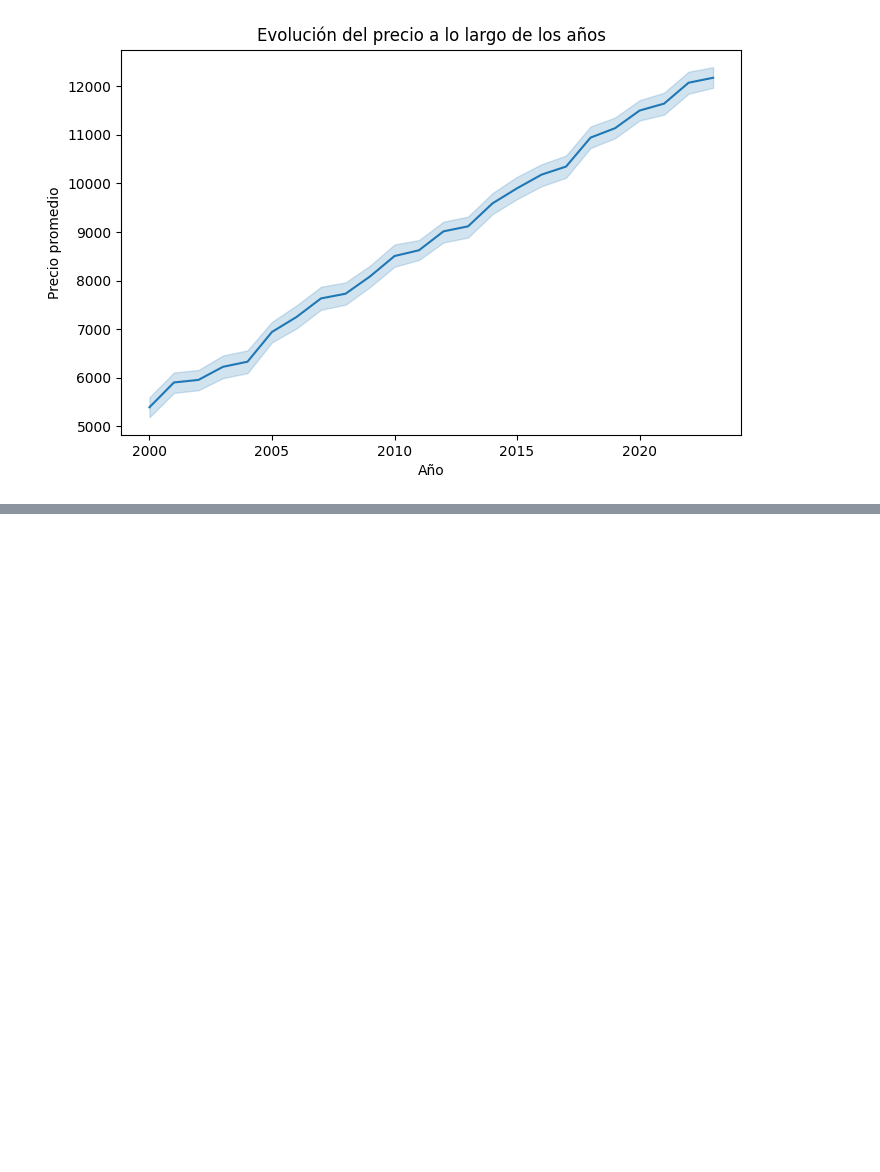
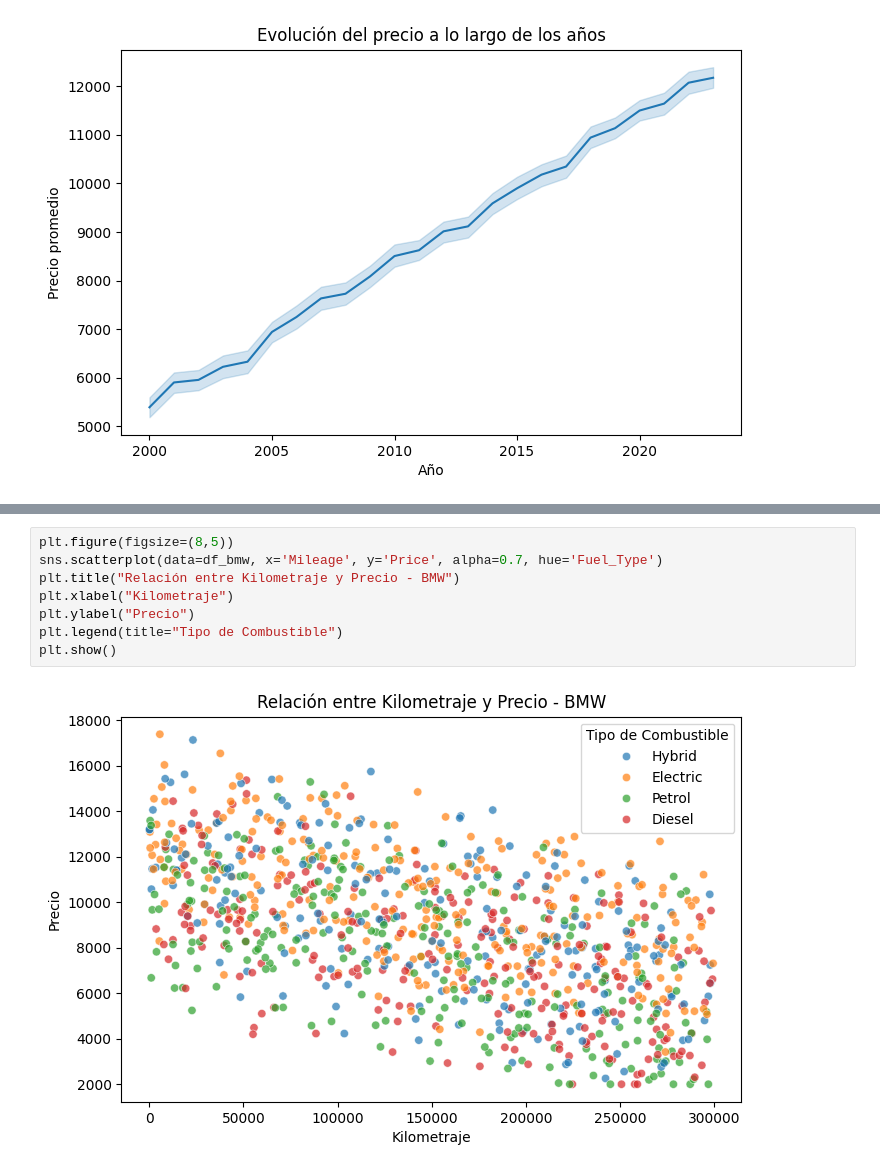
Before and after one commit to stif20/binder, a Jupyter notebook: car.ipynb, the cells around one changed output, grey strips where cells are left out. Drawn from its saved outputs; the diff is of its cells as text; blank space fills up the shorter version.

```diff
--- a/car.ipynb
+++ b/car.ipynb
@@ -115,0 +223,10 @@ plt.show()
+# %%
+plt.figure(figsize=(8,5))
+sns.scatterplot(data=df_bmw, x='Mileage', y='Price', alpha=0.7, hue='Fuel_Type')
+plt.title("Relación entre Kilometraje y Precio - BMW")
+plt.xlabel("Kilometraje")
+plt.ylabel("Precio")
+plt.legend(title="Tipo de Combustible")
+plt.show()
+# %% [output]
+[figure, added]
```
Also changed, not shown: parts of 10 cells of this notebook.
